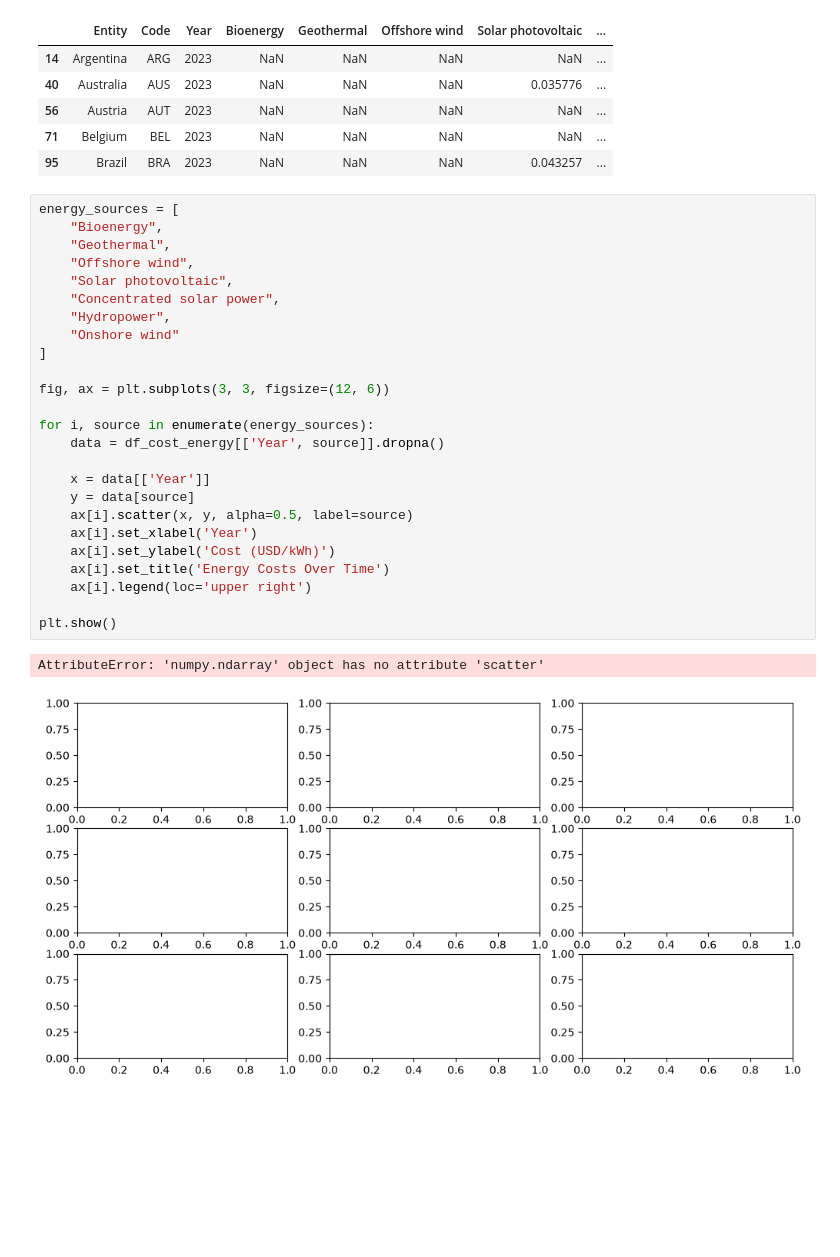
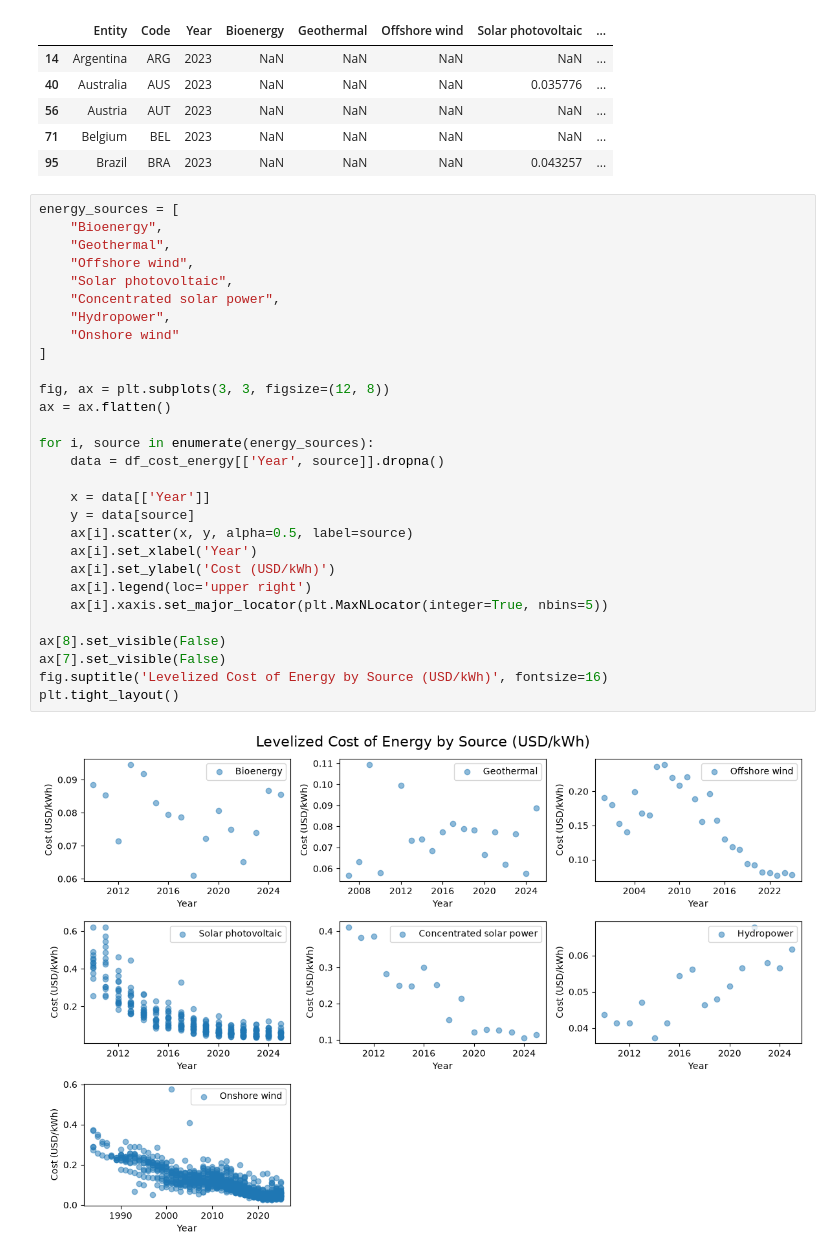
Before and after one commit to majavanput/co2-emissions, a Jupyter notebook: notebooks/co-emissions.ipynb, the cells around one changed output. Saved outputs shown, nothing was run; the diff lists cells and outputs as text; blank space fills up the shorter version.

```diff
--- a/notebooks/co-emissions.ipynb
+++ b/notebooks/co-emissions.ipynb
@@ -45,28 +38,31 @@ df_cost_energy_2023.head()
 # %%
 energy_sources = [
     "Bioenergy",
     "Geothermal",
     "Offshore wind",
     "Solar photovoltaic",
     "Concentrated solar power",
     "Hydropower",
     "Onshore wind"
 ]
 
-fig, ax = plt.subplots(3, 3, figsize=(12, 6))
+fig, ax = plt.subplots(3, 3, figsize=(12, 8))
+ax = ax.flatten()
 
 for i, source in enumerate(energy_sources):
     data = df_cost_energy[['Year', source]].dropna()
 
     x = data[['Year']]
     y = data[source]
     ax[i].scatter(x, y, alpha=0.5, label=source)
     ax[i].set_xlabel('Year')
     ax[i].set_ylabel('Cost (USD/kWh)')
-    ax[i].set_title('Energy Costs Over Time')
     ax[i].legend(loc='upper right')
+    ax[i].xaxis.set_major_locator(plt.MaxNLocator(integer=True, nbins=5))
 
-plt.show()
+ax[8].set_visible(False)
+ax[7].set_visible(False)
+fig.suptitle('Levelized Cost of Energy by Source (USD/kWh)', fontsize=16)
+plt.tight_layout()
 # %% [output]
-AttributeError: 'numpy.ndarray' object has no attribute 'scatter'
-[figure, old version]
+[figure, new version]
```
Also changed, not shown: parts of 4 cells of this notebook, 5 other files.
